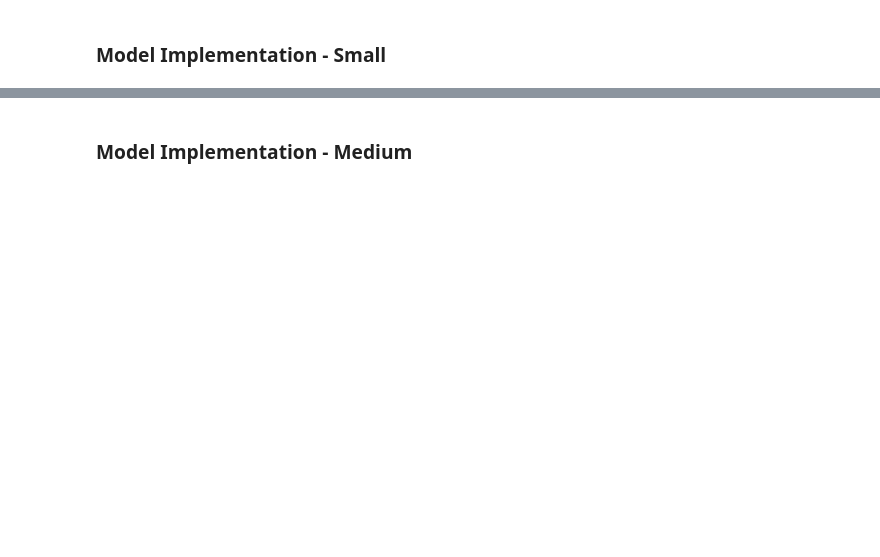
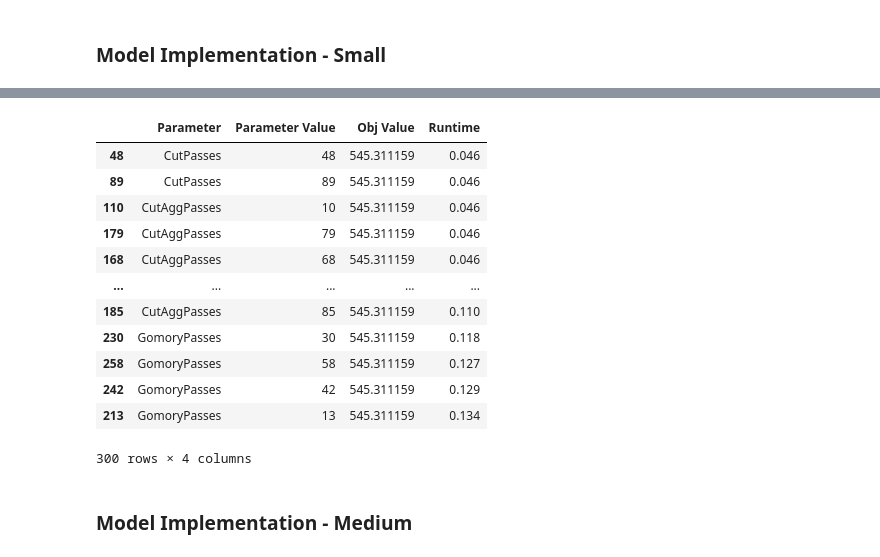
Before and after one commit to tnagano99/Concert_TSPTW_Optimization, a Jupyter notebook: Group-3-Project.ipynb, the cells around one changed output, grey strips where cells are left out. Saved outputs shown, nothing was run; the diff lists cells and outputs as text; code cells hidden in the pictures; blank space fills up the shorter version.

```diff
--- a/Group-3-Project.ipynb
+++ b/Group-3-Project.ipynb
@@ -126,3 +551,19 @@ for v in probS.getVars():
+# %%
+result_df_passes.sort_values(by="Runtime")
+# %% [output]
+|  | Parameter | Parameter Value | Obj Value | Runtime |
+| 48 | CutPasses | 48 | 545.311159 | 0.046 |
+| 89 | CutPasses | 89 | 545.311159 | 0.046 |
+| 110 | CutAggPasses | 10 | 545.311159 | 0.046 |
+| 179 | CutAggPasses | 79 | 545.311159 | 0.046 |
+| 168 | CutAggPasses | 68 | 545.311159 | 0.046 |
+| ... | ... | ... | ... | ... |
+| 185 | CutAggPasses | 85 | 545.311159 | 0.110 |
+| 230 | GomoryPasses | 30 | 545.311159 | 0.118 |
+| 258 | GomoryPasses | 58 | 545.311159 | 0.127 |
+| 242 | GomoryPasses | 42 | 545.311159 | 0.129 |
+| 213 | GomoryPasses | 13 | 545.311159 | 0.134 |
+300 rows × 4 columns
 # %% [markdown]
 ### Model Implementation - Medium
 # %%
```
Also changed, not shown: parts of 32 cells of this notebook, 1 other file.
